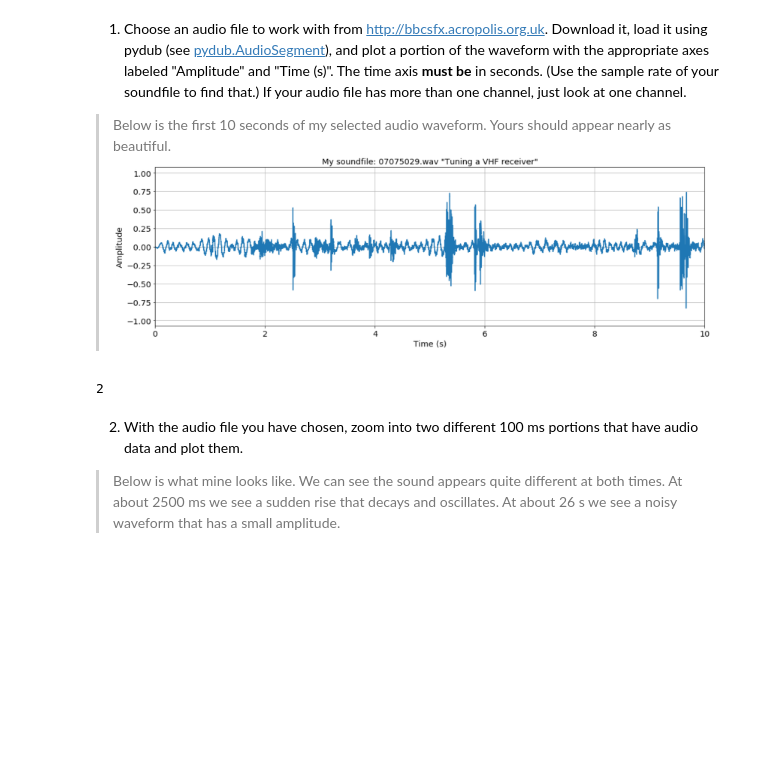
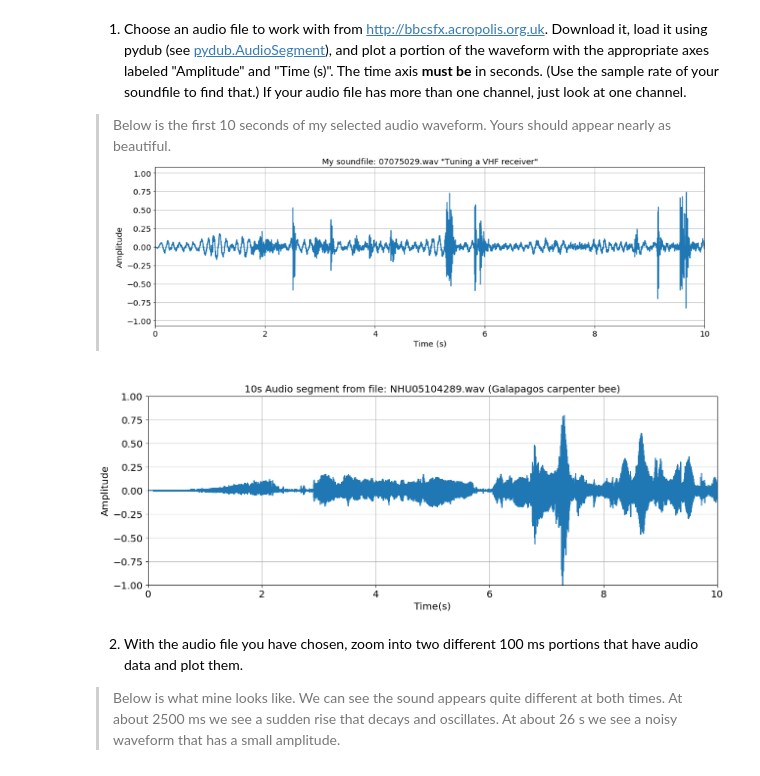
Before and after one commit to simoclemens/KTH-MusicInformaticsLabs, a Jupyter notebook: DT2470_lab01.ipynb, the cells around one changed output. Cells and saved outputs as stored; diff of their text form; code cells hidden in the pictures; blank space fills up the shorter version.

```diff
--- a/DT2470_lab01.ipynb
+++ b/DT2470_lab01.ipynb
@@ -25,27 +25,43 @@ I also include some images so you can confirm whether you are on the right track
 # %%
 # Now we plot the entire audio file
 import pydub
 import matplotlib.pyplot as plt
 import numpy as np
 
 
 
 # The following makes the plot look nice
 params = {'legend.fontsize': 'x-large',
           'figure.figsize': (15, 5),
          'axes.labelsize': 'x-large',
          'axes.titlesize':'x-large',
          'xtick.labelsize':'x-large',
          'ytick.labelsize':'x-large'}
 plt.rcParams.update(params)
 
 # add your code below
 from pydub import AudioSegment
+
+starting_time = 0
+duration = 10 #s
+
 sound01 = AudioSegment.from_file("sample01.wav", format="wav")
-n_channels = sound01.channels
-print(n_channels)
+sound01 = sound01.split_to_mono()[0]
+scaling_factor = 1.0 / sound01.max
+samples = np.array(sound01[starting_time*1000:(starting_time+duration)*1000].get_array_of_samples())*scaling_factor
+
+time = np.linspace(starting_time, starting_time+duration, num=len(samples))
+
+plt.plot(time, samples)
+plt.xlabel("Time(s)")
+plt.ylabel("Amplitude")
+plt.title("10s Audio segment from file: NHU05104289.wav (Galapagos carpenter bee)")
+plt.grid(True)
+plt.xlim(0, 10)
+plt.ylim(-1, 1)
+plt.show()
 # %% [output]
-2
+[figure, added]
 # %% [markdown]
 
 2. With the audio file you have chosen, zoom into two different 100 ms portions that have audio data and plot them.
```
Also changed, not shown: parts of 12 cells of this notebook.
